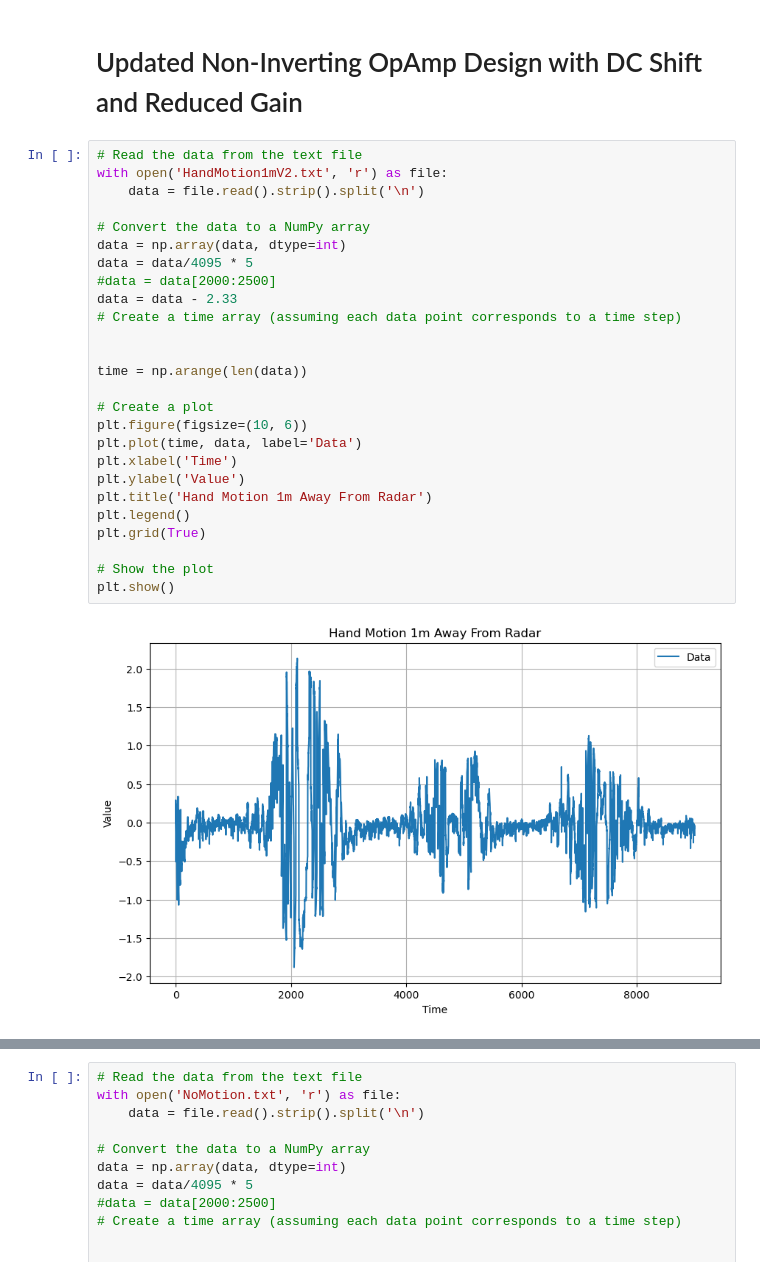
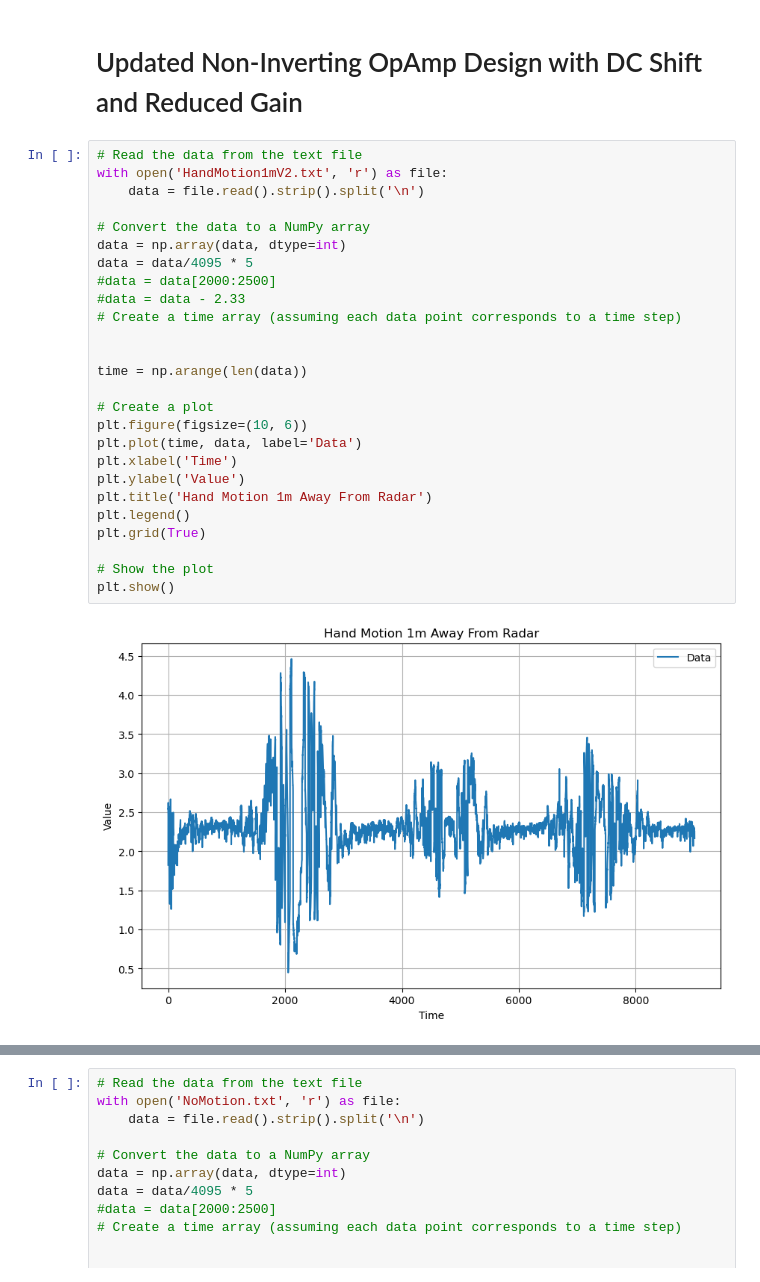
Before and after one commit to MishayNaidoo/Traffic-Monitoring-Using-Doppler-Radar, a Jupyter notebook: SEN0192/DCShiftAmplifier/New_Amplifier.ipynb, the cells around one changed output, grey strips where cells are left out. Drawn from its saved outputs; the diff is of its cells as text.

```diff
--- a/SEN0192/DCShiftAmplifier/New_Amplifier.ipynb
+++ b/SEN0192/DCShiftAmplifier/New_Amplifier.ipynb
@@ -88,31 +88,31 @@ plt.show()
 # %%
 # Read the data from the text file
 with open('HandMotion1mV2.txt', 'r') as file:
     data = file.read().strip().split('\n')
 
 # Convert the data to a NumPy array
 data = np.array(data, dtype=int)
 data = data/4095 * 5
 #data = data[2000:2500]
-data = data - 2.33
+#data = data - 2.33
 # Create a time array (assuming each data point corresponds to a time step)
 
 
 time = np.arange(len(data))
 
 # Create a plot
 plt.figure(figsize=(10, 6))
 plt.plot(time, data, label='Data')
 plt.xlabel('Time')
 plt.ylabel('Value')
 plt.title('Hand Motion 1m Away From Radar')
 plt.legend()
 plt.grid(True)
 
 # Show the plot
 plt.show()
 # %% [output]
-[figure, old version]
+[figure, new version]
 # %%
 # Number of data points
 N = len(data)
```
Also changed, not shown: parts of 1 cell of this notebook, 55 other files.
